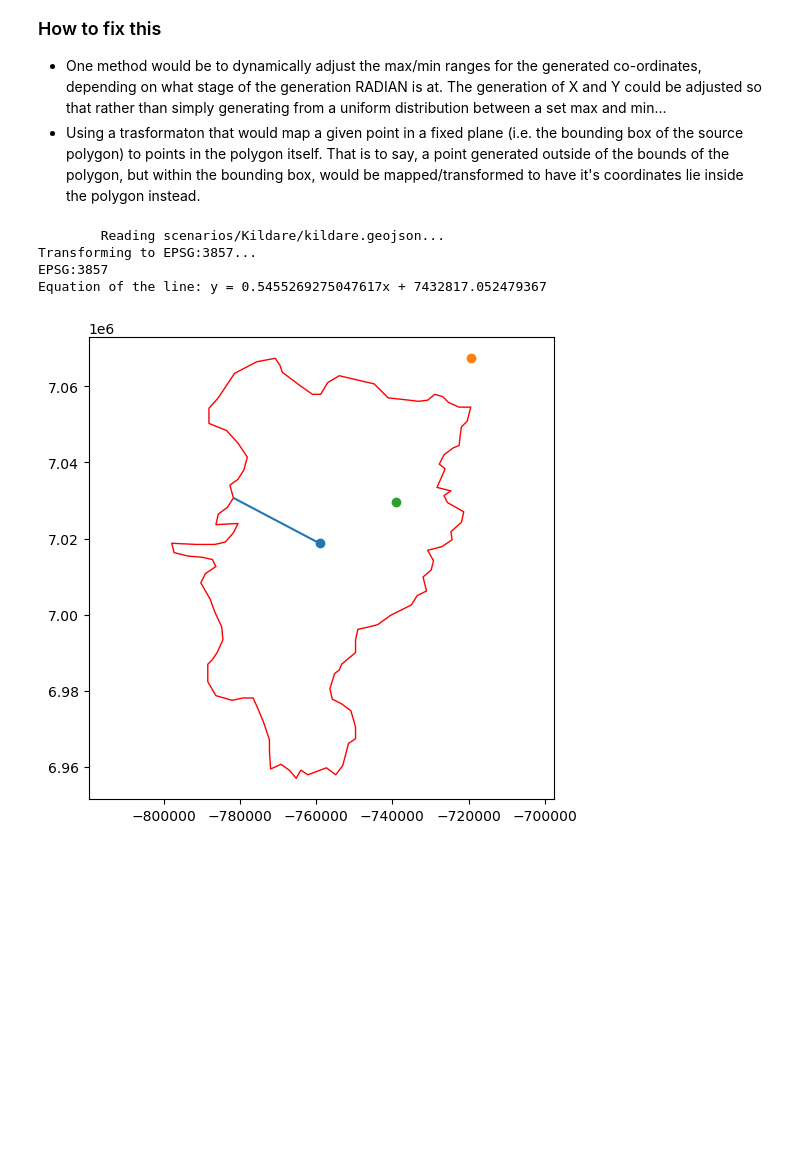
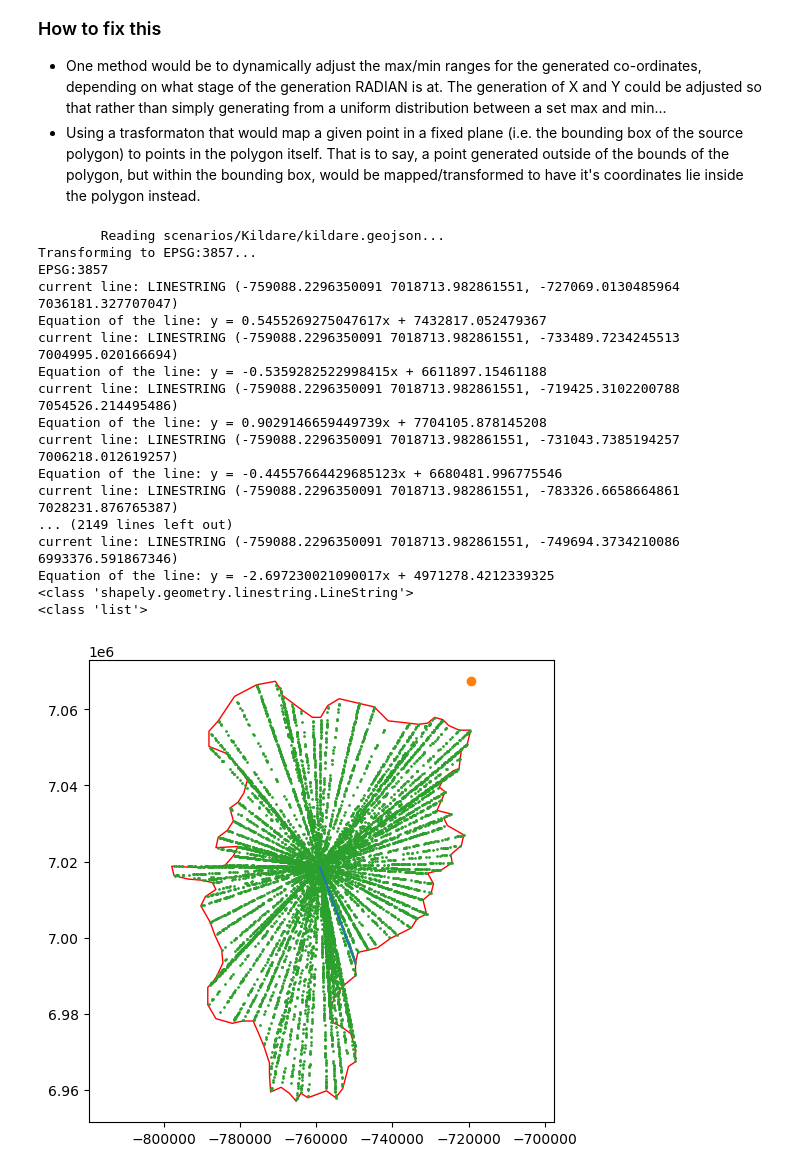
Before and after one commit to paddeaux/radian, a Jupyter notebook: radian_testing.ipynb, the cells around one changed output. Drawn from its saved outputs; the diff is of its cells as text; code cells hidden in the pictures; blank space fills up the shorter version.

Commit message:
Radial line testing

```diff
--- a/radian_testing.ipynb
+++ b/radian_testing.ipynb
@@ -230,22 +230,26 @@ def points_rotation():
     # y_new = -x*sin(theta) + y*cos(theta)
     return
 
-def points_along_line(line, points):
+def points_along_line(line, num_points):
     points = []
     a = Point(line.coords[0])
     b = Point(line.coords[1])
     min_x = a.x
     max_x = b.x
 
+    print("current line:", line)
     # y = mx + c
     m = (b.y - a.y) / (b.x - a.x)
     # c = y - mx
     c = b.y - m*b.x
 
     print(f"Equation of the line: y = {m}x + {c}")
+    for i in range(num_points):
+        rand_x = random.uniform(min_x, max_x)
+        random_point = Point([rand_x, m*rand_x + c])
+        points.append(random_point)
 
-    rand_x = random.uniform(min_x, max_x)
-    random_point = Point([rand_x, m*rand_x + c])
+    return points
 
     """
     while len(points) < number_points:
@@ -258,7 +262,8 @@ def points_along_line(line, points):
             rejected += 1
     """
 
-    return random_point
+def flatten(l):
+    return [item for sublist in l for item in sublist]
 
 def radial_test(points = 100, poly_filename="scenarios/shape_testing/circle_test.geojson", plot=False):
     # Load source polygon
@@ -280,37 +285,56 @@ def radial_test(points = 100, poly_filename="scenarios/shape_testing/circle_test
     max_point = Point([source_bounds['maxx'], source_bounds['maxy']])
 
     test_lines = []
-    for i in range(720):
+    points_list = []
+    for i in range(1080):
         theta = (2*math.pi)/360
         x_new = ((max_point.x-cent_x) * math.cos(theta)) - ((max_point.y-cent_y) * math.sin(theta))
         y_new = ((max_point.x-cent_x) * math.sin(theta)) + ((max_point.y-cent_y) * math.cos(theta))
         rand_perim_point = Point(perimeter_points[random.randint(0, len(perimeter_points)-1)])
         test_line = LineString([source_origin, rand_perim_point])
         test_lines.append(test_line)
+        points_current = points_along_line(test_line, 10)
+        points_list.append(points_current)
 
+
+
+    print(type(test_lines[0]))
     lines_gdf = gpd.GeoDataFrame(pd.DataFrame(test_lines, columns=['geometry']), crs=3857, geometry='geometry')
-
-    point_test = points_along_line(test_line, 100)
+    print(type((points_list[0])))
+    points_gdf = gpd.GeoDataFrame(pd.DataFrame(flatten(points_list), columns=['geometry']), crs=3857, geometry='geometry')
 
     lines_difference = lines_gdf.difference(source_polygon)
 
     if plot:
         fig, ax = plt.subplots(figsize=(6,6))
         source_polygon.plot(aspect=1, ax=ax, facecolor="none", edgecolor='red')
         gpd.GeoSeries(source_origin).plot(aspect=1, ax=ax)
-        gpd.GeoSeries(lines_gdf['geometry'][0]).plot(aspect=1, ax=ax)
+        gpd.GeoSeries(test_line).plot(aspect=1, ax=ax)
         gpd.GeoSeries(max_point).plot(aspect=1, ax=ax)
-        gpd.GeoSeries(point_test).plot(aspect=1, ax=ax)
+        points_gdf.plot(aspect=1, markersize=1, ax=ax)
         lines_difference.plot(aspect=1, ax=ax)
         #cx.add_basemap(ax, attribution=False)
         #ax.axis("off")
         plt.axis('equal')
         plt.show()
 
 radial_test(poly_filename="scenarios/Kildare/kildare.geojson", plot=True)
 # %% [output]
         Reading scenarios/Kildare/kildare.geojson...
 Transforming to EPSG:3857...
 EPSG:3857
+current line: LINESTRING (-759088.2296350091 7018713.982861551, -727069.0130485964 7036181.327707047)
 Equation of the line: y = 0.5455269275047617x + 7432817.052479367
+current line: LINESTRING (-759088.2296350091 7018713.982861551, -733489.7234245513 7004995.020166694)
+Equation of the line: y = -0.5359282522998415x + 6611897.15461188
+current line: LINESTRING (-759088.2296350091 7018713.982861551, -719425.3102200788 7054526.214495486)
+Equation of the line: y = 0.9029146659449739x + 7704105.878145208
+current line: LINESTRING (-759088.2296350091 7018713.982861551, -731043.7385194257 7006218.012619257)
+Equation of the line: y = -0.44557664429685123x + 6680481.996775546
+current line: LINESTRING (-759088.2296350091 7018713.982861551, -783326.6658664861 7028231.876765387)
+... (2149 lines left out)
+current line: LINESTRING (-759088.2296350091 7018713.982861551, -749694.3734210086 6993376.591867346)
+Equation of the line: y = -2.697230021090017x + 4971278.4212339325
+<class 'shapely.geometry.linestring.LineString'>
+<class 'list'>
-[figure, old version]
+[figure, new version]
```
